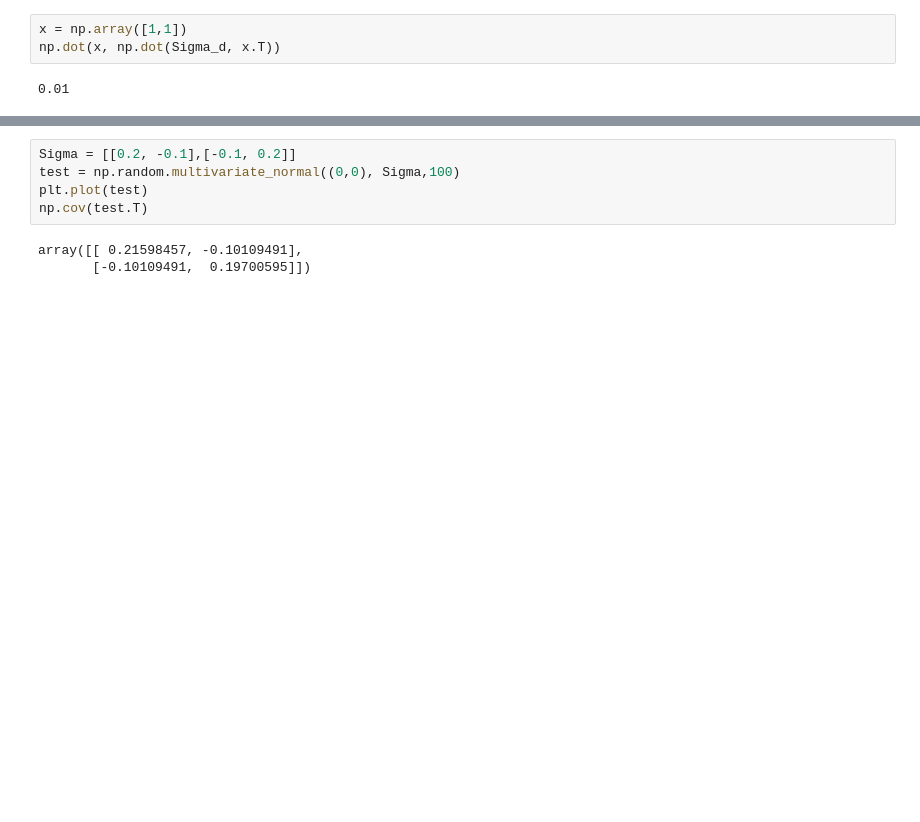
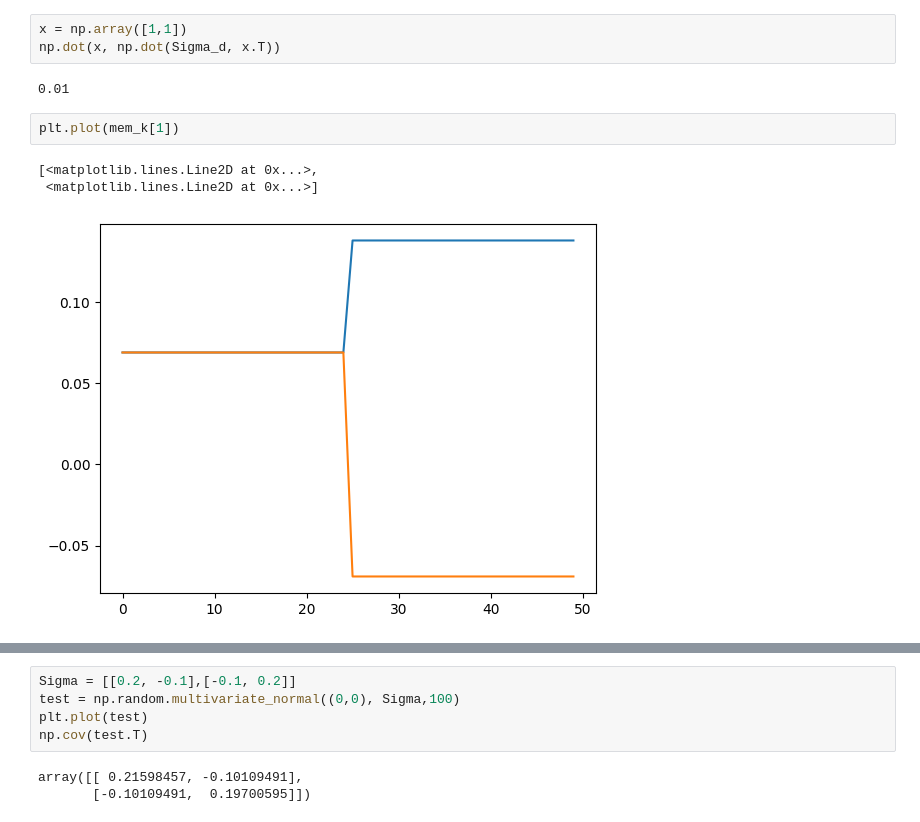
Before and after one commit to gdbmanu/Jeremie, a Jupyter notebook: Kalman-Particle-tests-03.ipynb, the cells around one changed output, grey strips where cells are left out. Saved outputs shown, nothing was run; the diff lists cells and outputs as text; blank space fills up the shorter version.

```diff
--- a/Kalman-Particle-tests-03.ipynb
+++ b/Kalman-Particle-tests-03.ipynb
@@ -125,6 +129,12 @@ x = np.array([1,1])
 np.dot(x, np.dot(Sigma_d, x.T))
 # %% [output]
 0.01
+# %%
+plt.plot(mem_k[1])
+# %% [output]
+[<matplotlib.lines.Line2D at 0x...>,
+ <matplotlib.lines.Line2D at 0x...>]
+[figure, added]
 # %%
 plt.figure(figsize=(30,3))
 for sample in range(10):
```
Also changed, not shown: parts of 6 cells of this notebook, 5 other files.
